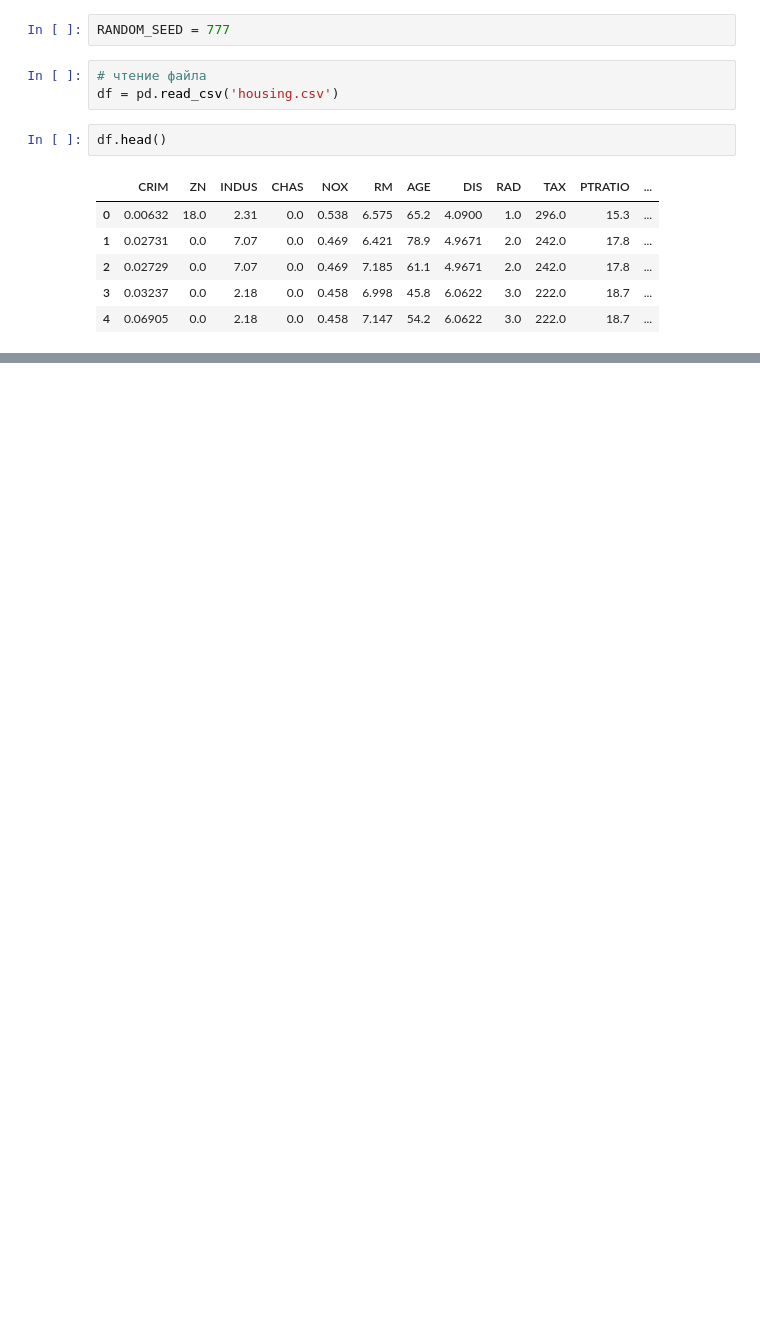
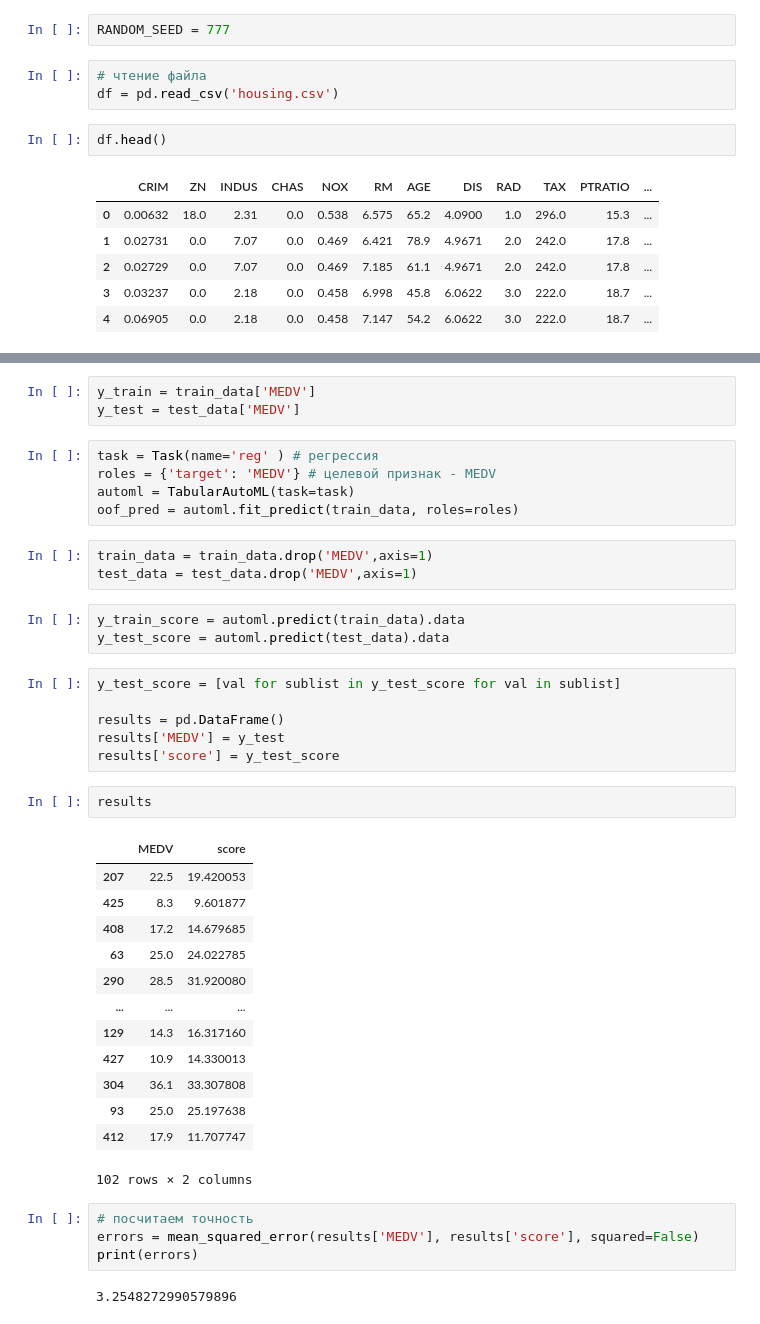
Before and after one commit to naboi/data_analyst_track, a Jupyter notebook: hometask_housing_LightAutoML.ipynb, the cells around one changed output, grey strips where cells are left out. Drawn from its saved outputs; the diff is of its cells as text; blank space fills up the shorter version.

```diff
--- a/hometask_housing_LightAutoML.ipynb
+++ b/hometask_housing_LightAutoML.ipynb
@@ -107,0 +59,42 @@ df[['MEDV','predict']]
+# %%
+y_train = train_data['MEDV']
+y_test = test_data['MEDV']
+# %%
+task = Task(name='reg' ) # регрессия
+roles = {'target': 'MEDV'} # целевой признак - MEDV
+automl = TabularAutoML(task=task)
+oof_pred = automl.fit_predict(train_data, roles=roles)
+# %%
+train_data = train_data.drop('MEDV',axis=1)
+test_data = test_data.drop('MEDV',axis=1)
+# %%
+y_train_score = automl.predict(train_data).data
+y_test_score = automl.predict(test_data).data
+# %%
+y_test_score = [val for sublist in y_test_score for val in sublist]
+
+results = pd.DataFrame()
+results['MEDV'] = y_test
+results['score'] = y_test_score
+# %%
+results
+# %% [output]
+|  | MEDV | score |
+| 207 | 22.5 | 19.420053 |
+| 425 | 8.3 | 9.601877 |
+| 408 | 17.2 | 14.679685 |
+| 63 | 25.0 | 24.022785 |
+| 290 | 28.5 | 31.920080 |
+| ... | ... | ... |
+| 129 | 14.3 | 16.317160 |
+| 427 | 10.9 | 14.330013 |
+| 304 | 36.1 | 33.307808 |
+| 93 | 25.0 | 25.197638 |
+| 412 | 17.9 | 11.707747 |
+102 rows × 2 columns
+# %%
+# посчитаем точность
+errors = mean_squared_error(results['MEDV'], results['score'], squared=False)
+print(errors)
+# %% [output]
+3.2548272990579896
```
Also changed, not shown: parts of 12 cells of this notebook.
